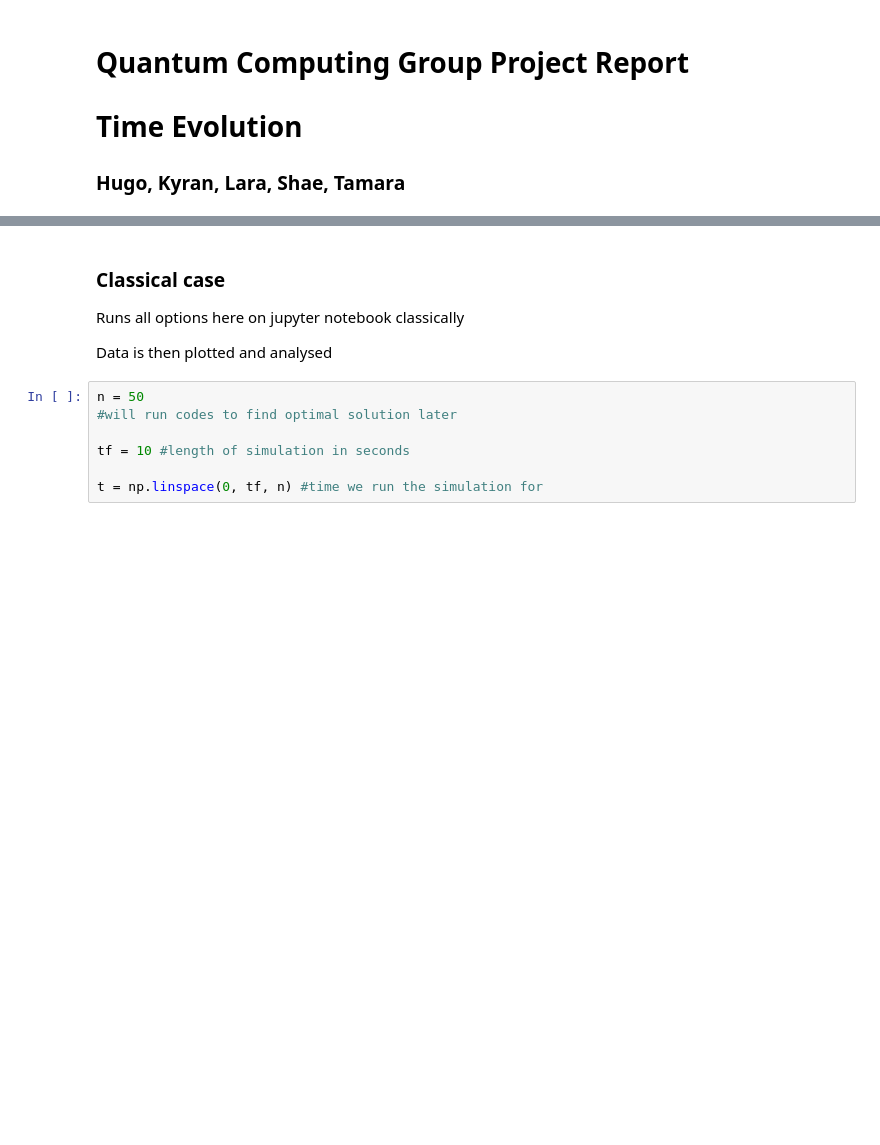
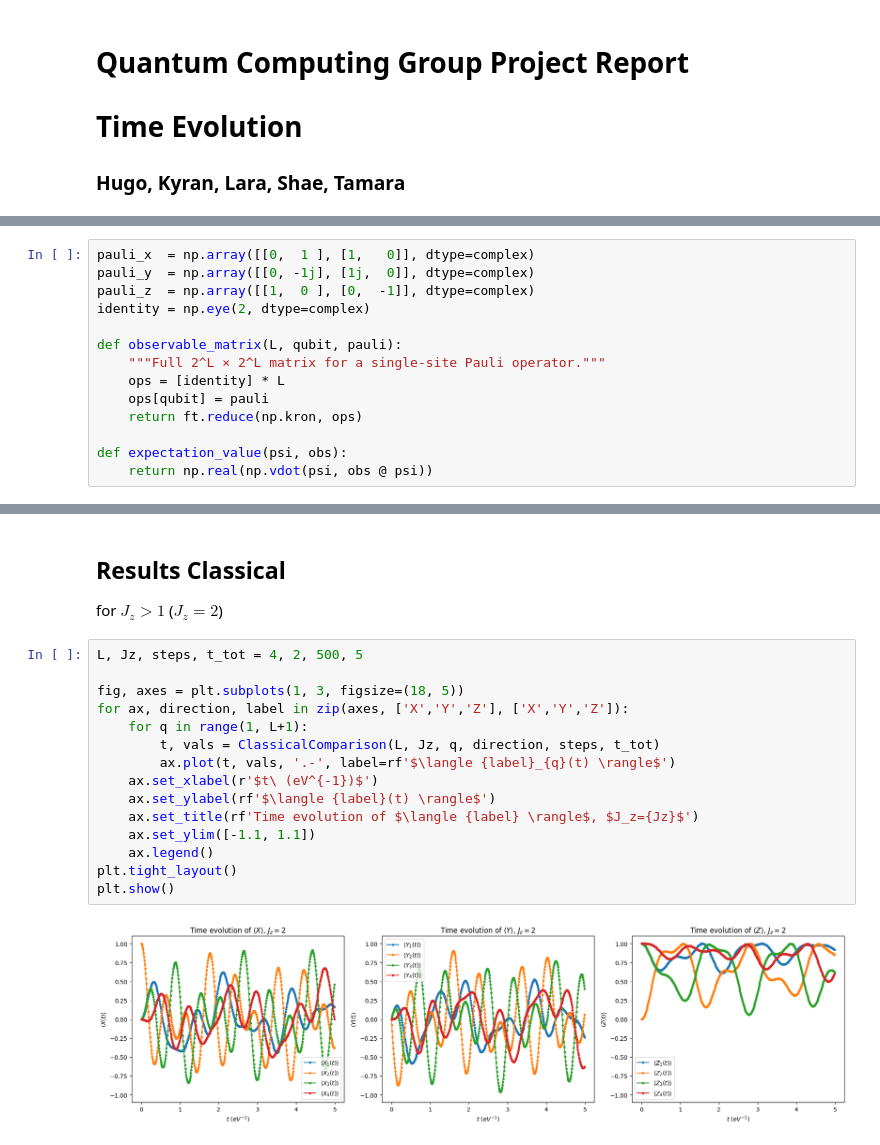
Before and after one commit to laramt04/Time-Evolution-QC-Project, a Jupyter notebook: Report.ipynb, the cells around one changed output, grey strips where cells are left out. Drawn from its saved outputs; the diff is of its cells as text; blank space fills up the shorter version.

```diff
--- a/Report.ipynb
+++ b/Report.ipynb
@@ -73,0 +103,14 @@ SparsePauliOp(['IIXX', 'IIYY', 'IIZZ', 'IXXI', 'IYYI', 'IZZI', 'XXII', 'YYII', '
+# %%
+pauli_x  = np.array([[0,  1 ], [1,   0]], dtype=complex)
+pauli_y  = np.array([[0, -1j], [1j,  0]], dtype=complex)
+pauli_z  = np.array([[1,  0 ], [0,  -1]], dtype=complex)
+identity = np.eye(2, dtype=complex)
+
+def observable_matrix(L, qubit, pauli):
+    """Full 2^L × 2^L matrix for a single-site Pauli operator."""
+    ops = [identity] * L
+    ops[qubit] = pauli
+    return ft.reduce(np.kron, ops)
+
+def expectation_value(psi, obs):
+    return np.real(np.vdot(psi, obs @ psi))
@@ -108,12 +175,20 @@ q_3: ─|0>─┤3                                                    ├──
 # %% [markdown]
-### Classical case
-Runs all options here on jupyter notebook classically
-
-Data is then plotted and analysed
+## Results Classical
+for $J_z > 1$ ($J_z = 2$)
 # %%
-n = 50
-#will run codes to find optimal solution later
+L, Jz, steps, t_tot = 4, 2, 500, 5
 
-tf = 10 #length of simulation in seconds
-
-t = np.linspace(0, tf, n) #time we run the simulation for
+fig, axes = plt.subplots(1, 3, figsize=(18, 5))
+for ax, direction, label in zip(axes, ['X','Y','Z'], ['X','Y','Z']):
+    for q in range(1, L+1):
+        t, vals = ClassicalComparison(L, Jz, q, direction, steps, t_tot)
+        ax.plot(t, vals, '.-', label=rf'$\langle {label}_{q}(t) \rangle$')
+    ax.set_xlabel(r'$t\ (eV^{-1})$')
+    ax.set_ylabel(rf'$\langle {label}(t) \rangle$')
+    ax.set_title(rf'Time evolution of $\langle {label} \rangle$, $J_z={Jz}$')
+    ax.set_ylim([-1.1, 1.1])
+    ax.legend()
+plt.tight_layout()
+plt.show()
+# %% [output]
+[figure, added]
```
Also changed, not shown: parts of 27 cells of this notebook, 2 other files.
